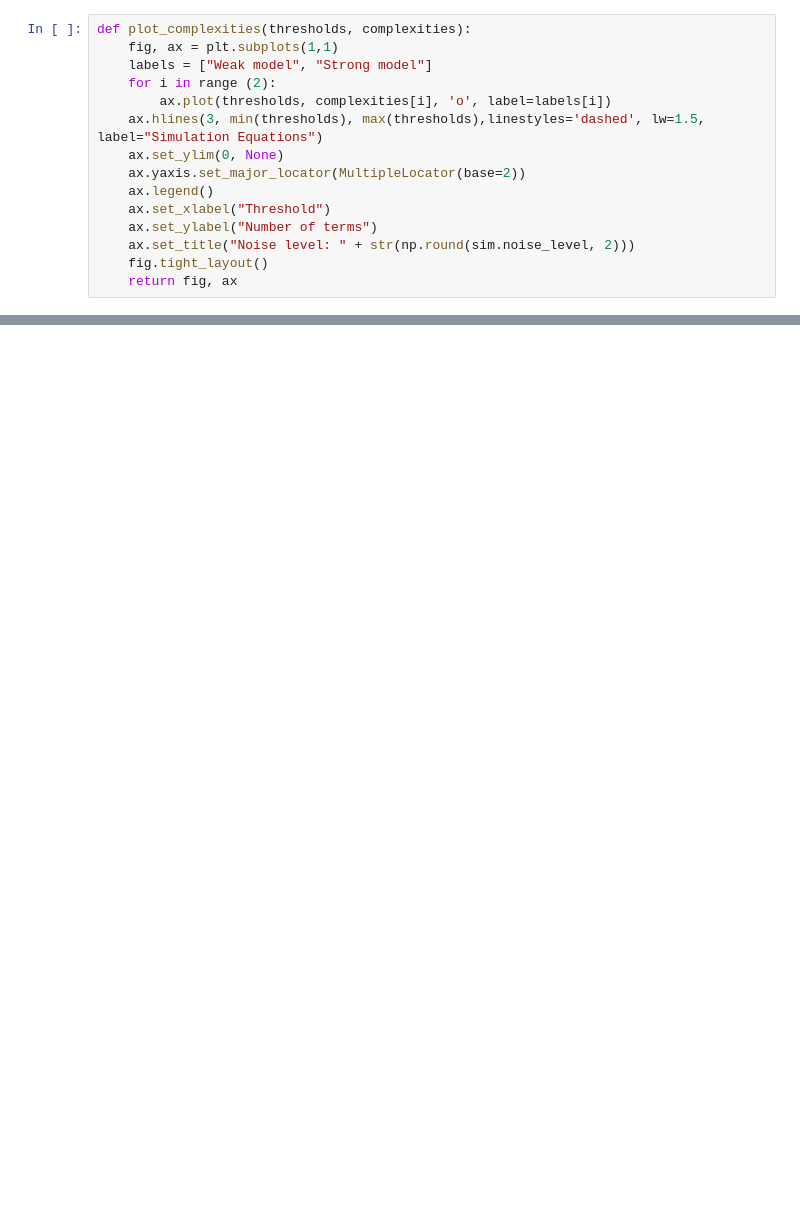
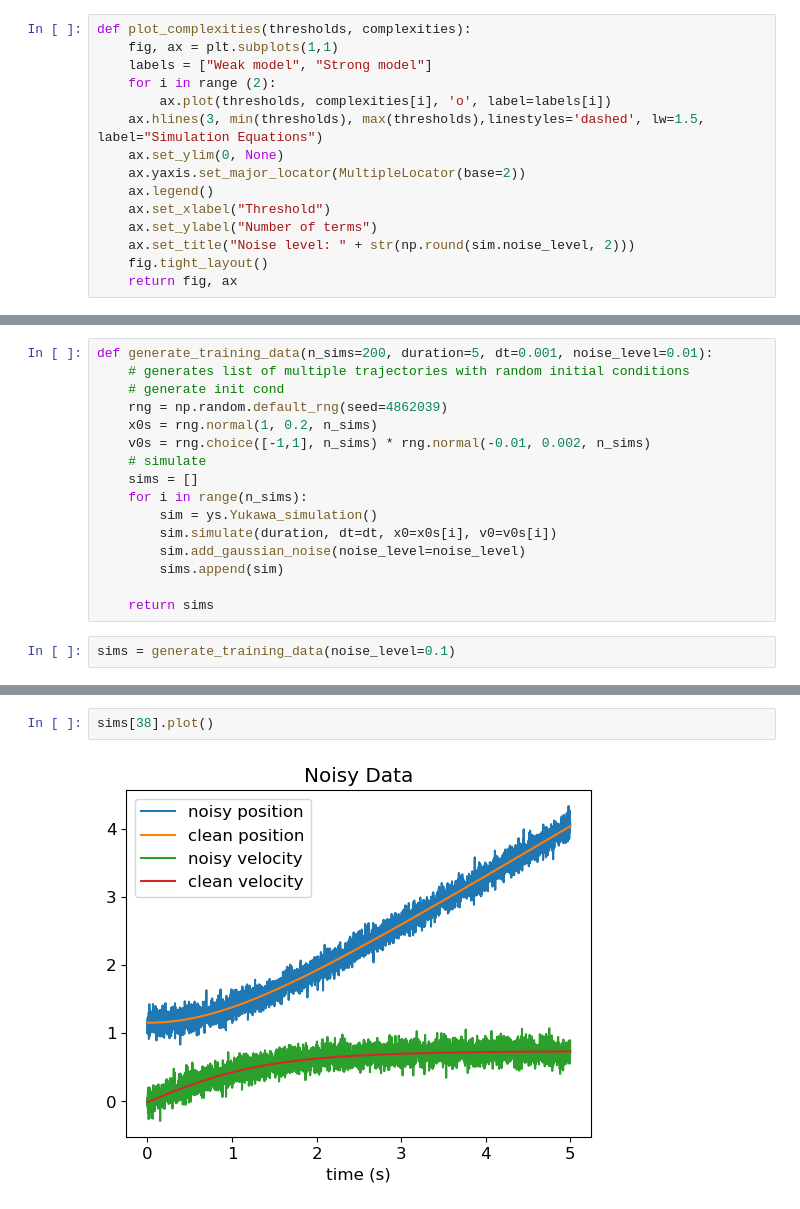
Before and after one commit to zbrookshowe/yukawa-sindy, a Jupyter notebook: Yukawa2body_weak.ipynb, the cells around one changed output, grey strips where cells are left out. Cells and saved outputs as stored; diff of their text form; blank space fills up the shorter version.

```diff
--- a/Yukawa2body_weak.ipynb
+++ b/Yukawa2body_weak.ipynb
@@ -225,0 +235,18 @@ SINDy goes ahead and discovers extraneous terms, dependent ONLY upon the unphysi
+# %%
+def generate_training_data(n_sims=200, duration=5, dt=0.001, noise_level=0.01):
+    # generates list of multiple trajectories with random initial conditions
+    # generate init cond
+    rng = np.random.default_rng(seed=4862039)
+    x0s = rng.normal(1, 0.2, n_sims)
+    v0s = rng.choice([-1,1], n_sims) * rng.normal(-0.01, 0.002, n_sims)
+    # simulate
+    sims = []
+    for i in range(n_sims):
+        sim = ys.Yukawa_simulation()
+        sim.simulate(duration, dt=dt, x0=x0s[i], v0=v0s[i])
+        sim.add_gaussian_noise(noise_level=noise_level)
+        sims.append(sim)
+
+    return sims
+# %%
+sims = generate_training_data(noise_level=0.1)
@@ -225,0 +274,4 @@ SINDy goes ahead and discovers extraneous terms, dependent ONLY upon the unphysi
+# %%
+sims[38].plot()
+# %% [output]
+[figure, added]
```
Also changed, not shown: parts of 23 cells of this notebook.
